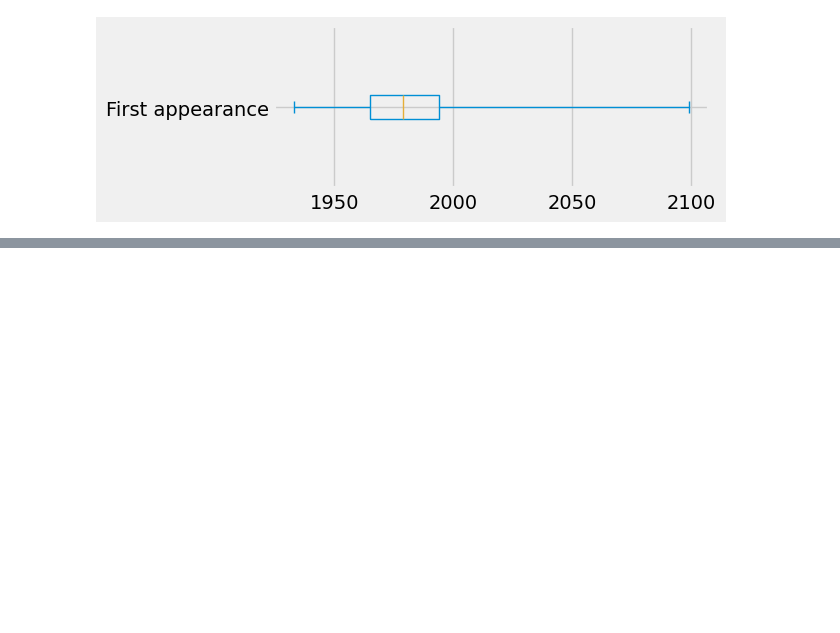
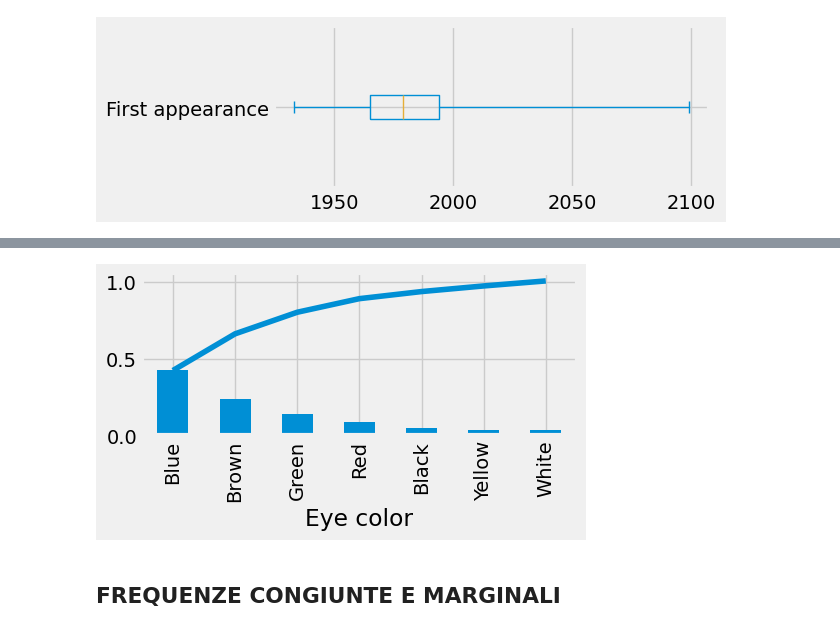
Before and after one commit to FriendlyWizard23/StatisticaL31, a Jupyter notebook: JUPYTER/APPUNTI.ipynb, the cells around one changed output, grey strips where cells are left out. Cells and saved outputs as stored; diff of their text form; code cells hidden in the pictures; blank space fills up the shorter version.

```diff
--- a/JUPYTER/APPUNTI.ipynb
+++ b/JUPYTER/APPUNTI.ipynb
@@ -307,0 +339,9 @@ plt.show()
+# %%
+norm_eye_color_freq = eye_color_freq[eye_color_freq>.02]/0.92
+norm_eye_color_freq.cumsum().plot()
+norm_eye_color_freq.plot.bar()
+plt.show()
+# %% [output]
+[figure, added]
+# %% [markdown]
+## FREQUENZE CONGIUNTE E MARGINALI
```
Also changed, not shown: parts of 53 cells of this notebook, 2 other files.
